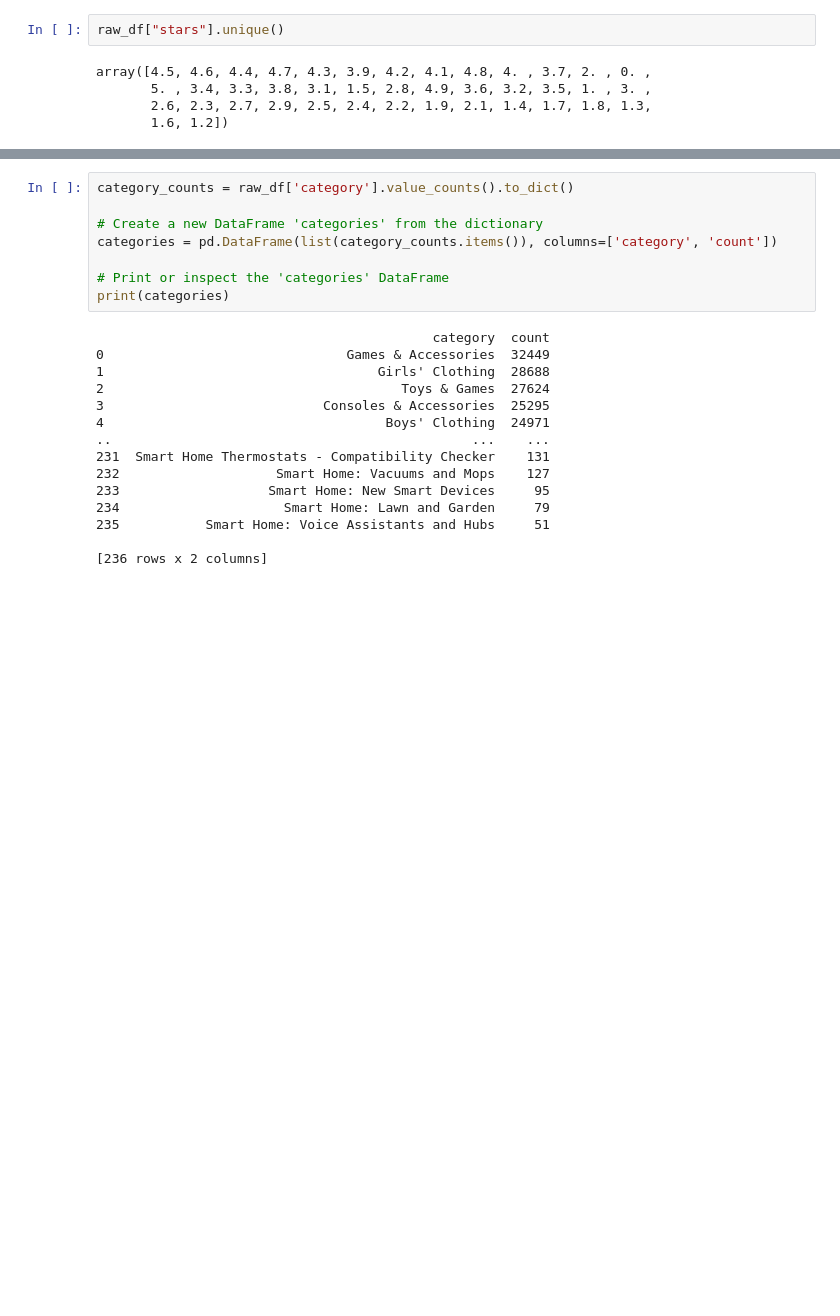
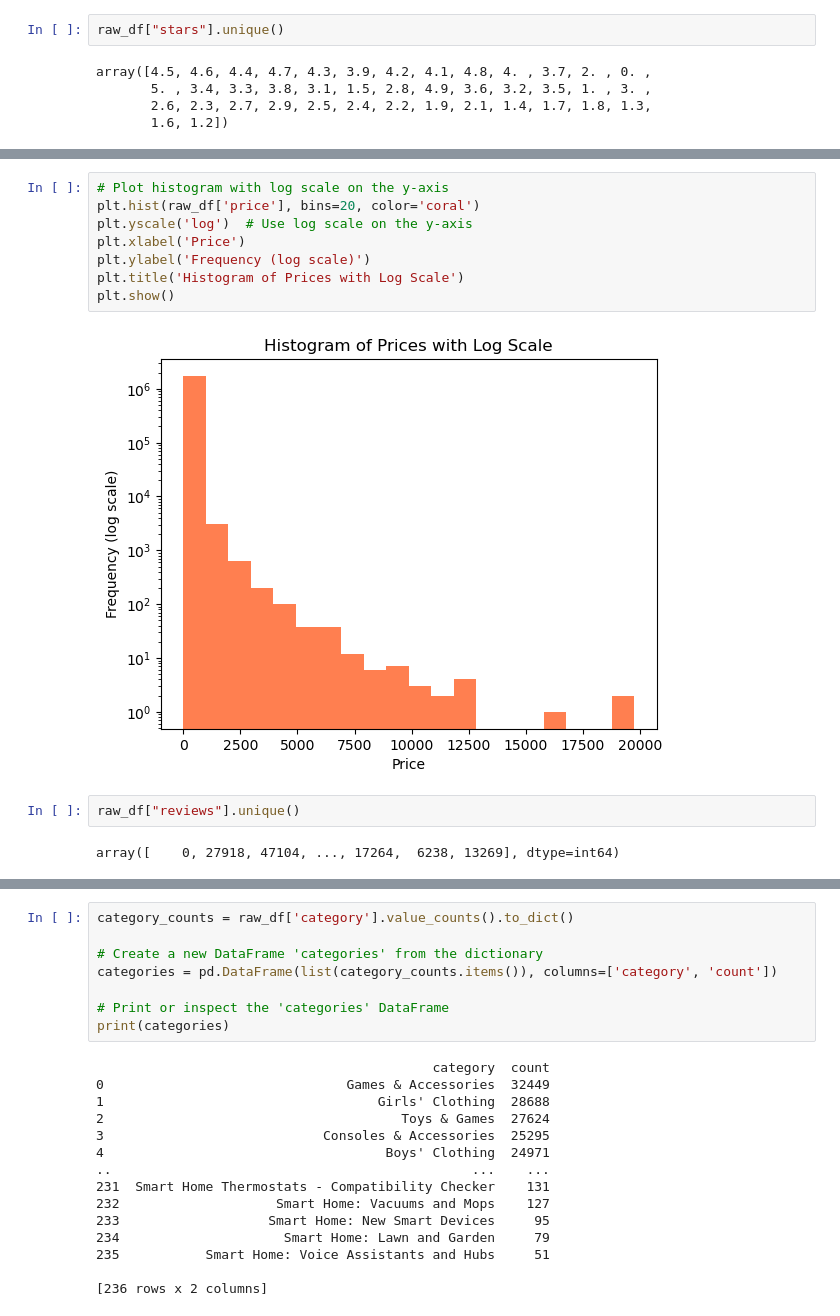
Before and after one commit to Zahra-Barani/Capstone_project_2, a Jupyter notebook: Notebooks/1_pre-processing.ipynb, the cells around one changed output, grey strips where cells are left out. Saved outputs shown, nothing was run; the diff lists cells and outputs as text; blank space fills up the shorter version.

```diff
--- a/Notebooks/1_pre-processing.ipynb
+++ b/Notebooks/1_pre-processing.ipynb
@@ -105,0 +107,14 @@ plt.show()
+# %%
+# Plot histogram with log scale on the y-axis
+plt.hist(raw_df['price'], bins=20, color='coral')
+plt.yscale('log')  # Use log scale on the y-axis
+plt.xlabel('Price')
+plt.ylabel('Frequency (log scale)')
+plt.title('Histogram of Prices with Log Scale')
+plt.show()
+# %% [output]
+[figure, added]
+# %%
+raw_df["reviews"].unique()
+# %% [output]
+array([    0, 27918, 47104, ..., 17264,  6238, 13269], dtype=int64)
```
Also changed, not shown: parts of 12 cells of this notebook.
